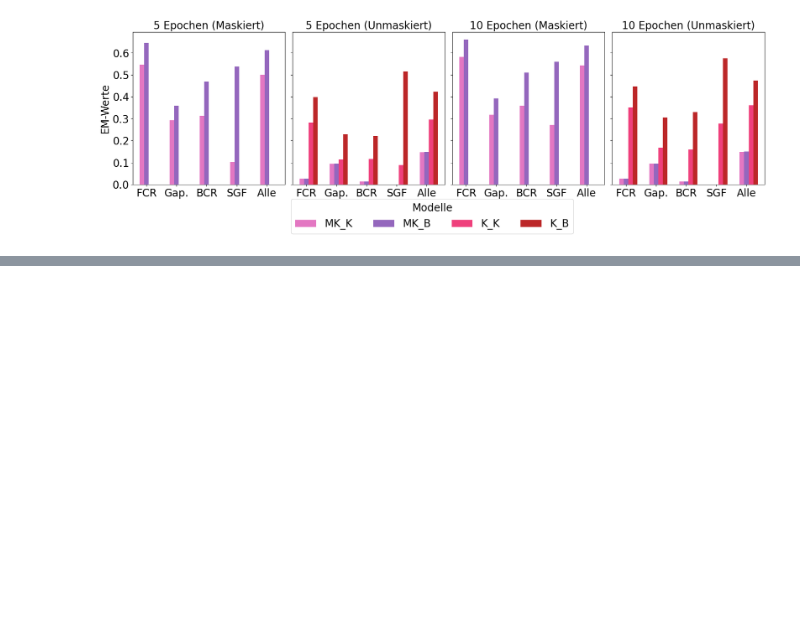
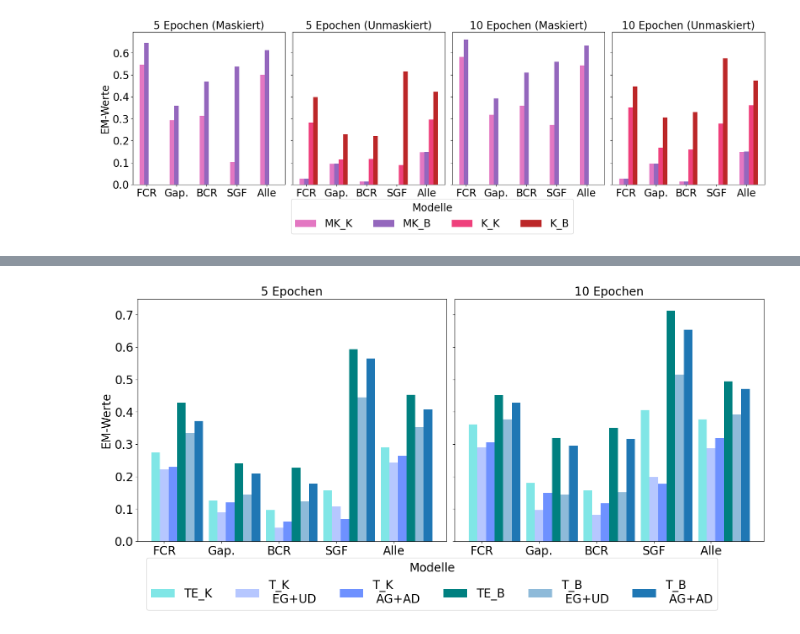
Before and after one commit to mariisaschmidt/CCE-reconstruction, a Jupyter notebook: visualizations/ComparisonDiagrams.ipynb, the cells around one changed output, grey strips where cells are left out. Cells and saved outputs as stored; diff of their text form; code cells hidden in the pictures; blank space fills up the shorter version.

```diff
--- a/visualizations/MaskedDiagrams.ipynb
+++ b/visualizations/ComparisonDiagrams.ipynb
@@ -120,0 +197,28 @@ plt.show()
+# %%
+# X-Achse für jedes Phänomen
+x = np.arange(len(phenomena))
+
+# Balkenbreite
+width = 0.15
+
+# Subplots erstellen (5 Datensätze)
+fig, axes = plt.subplots(1, 2, figsize=(16, 8), sharey=True)
+
+for i in range(len(configs)):
+    config = configs[i]
+    for j, model in enumerate(models):
+        axes[i].bar(x + j*width, data_maskedEm[config][model], width, label=model, color=colors[j])
+        axes[i].set_title(config, fontsize=20)
+        axes[i].set_xticks(x + width)
+        axes[i].set_xticklabels(phenomena, fontsize=20)
+        axes[0].tick_params(axis='y', labelsize=20)
+        axes[0].set_ylabel('EM-Werte', fontsize=20)
+
+# Legende
+fig.legend(models, loc='lower center', ncol=len(models), fontsize=20, title='Modelle', title_fontsize=20)
+plt.tight_layout(rect=[0, 0.16, 1, 1])
+
+# Diagramm anzeigen
+plt.show()
+# %% [output]
+[figure, added]
```
Also changed, not shown: parts of 2 cells of this notebook, 14 other files.
